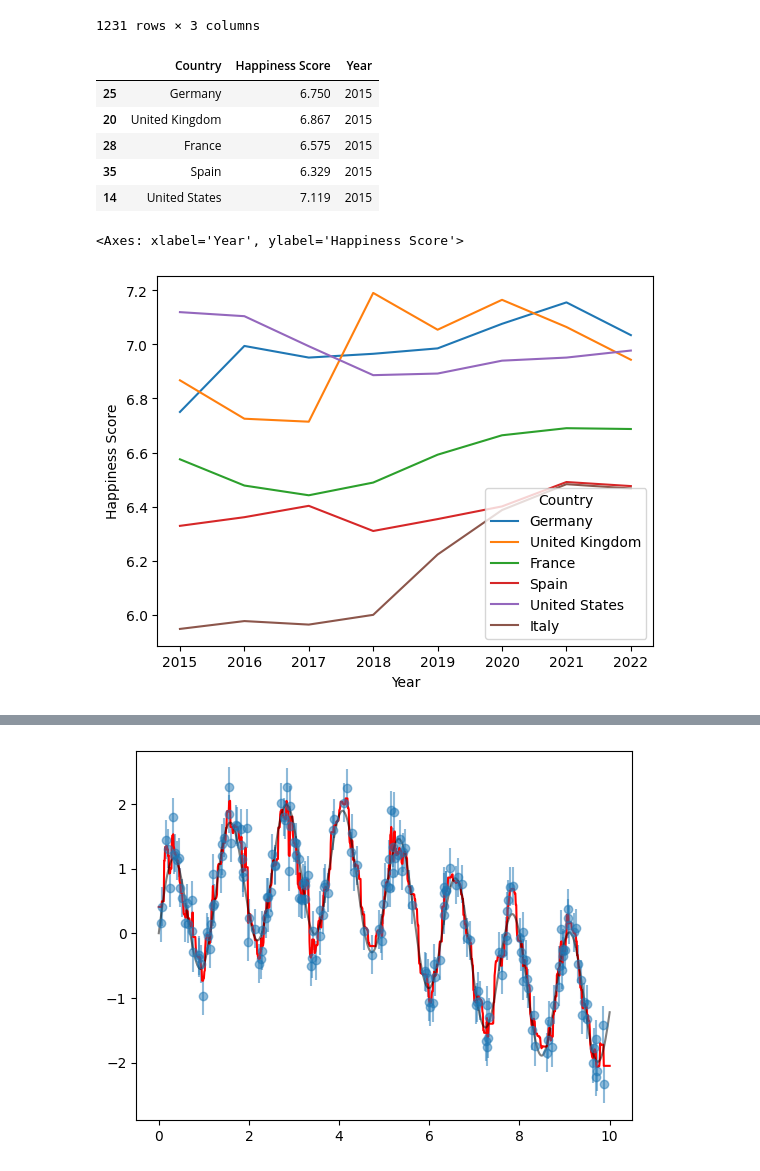
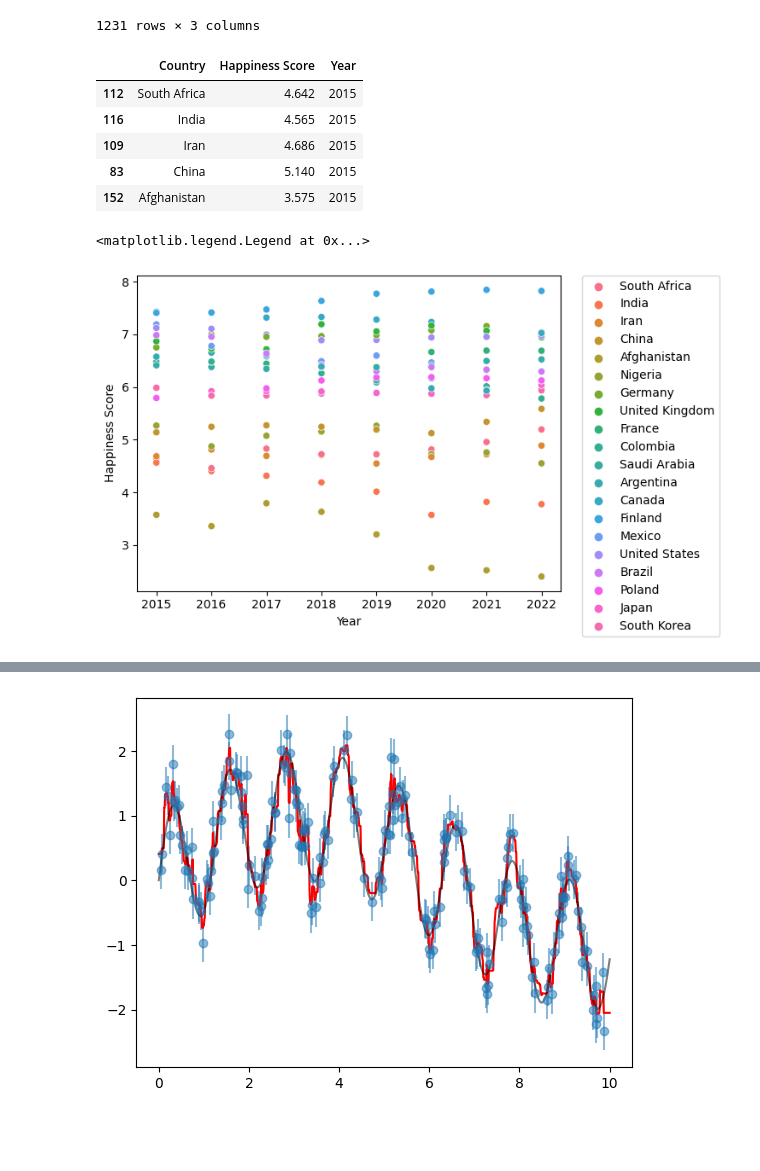
Before and after one commit to thirdcoffee/predicting-world-happiness, a Jupyter notebook: notebooks/predictor.ipynb, the cells around one changed output, grey strips where cells are left out. Cells and saved outputs as stored; diff of their text form; code cells hidden in the pictures; blank space fills up the shorter version.

Commit message:
Extend script - add final country set - edit plot - add first enrichment data

```diff
--- a/notebooks/predictor.ipynb
+++ b/notebooks/predictor.ipynb
@@ -13,0 +10,5 @@ import os
+# %%
+country_set = ['South Africa', 'Nigeria', 'India', 'China', 'Japan',
+               'South Korea', 'Germany', 'Poland', 'France', 'United Kingdom',
+               'Finland', 'Brazil', 'Argentina', 'Colombia', 'Saudi Arabia', 'Iran',
+               'Afghanistan', 'United States', 'Canada', 'Mexico']
@@ -68,23 +71,23 @@ happiness_df.drop(happiness_df.loc[happiness_df['Country'] == 'xx'].index, inpla
 happiness_df.sort_values(by=['Year'], inplace=True)
 
 # Filter to only include the countries we want to predict
-country_list = ['Germany', 'France', 'Italy', 'Spain', 'United Kingdom', 'United States']
-happiness_df = happiness_df[happiness_df['Country'].isin(country_list)]
+happiness_df = happiness_df[happiness_df['Country'].isin(country_set)]
 
 happiness_df.head()
 # %% [output]
 |  | Country | Happiness Score | Year |
-| 25 | Germany | 6.750 | 2015 |
-| 20 | United Kingdom | 6.867 | 2015 |
-| 28 | France | 6.575 | 2015 |
-| 35 | Spain | 6.329 | 2015 |
-| 14 | United States | 7.119 | 2015 |
+| 112 | South Africa | 4.642 | 2015 |
+| 116 | India | 4.565 | 2015 |
+| 109 | Iran | 4.686 | 2015 |
+| 83 | China | 5.140 | 2015 |
+| 152 | Afghanistan | 3.575 | 2015 |
 # %%
 # Plot data for each country
-sns.lineplot(data=happiness_df, x='Year', y='Happiness Score', hue='Country')
+hp_plt = sns.scatterplot(data=happiness_df, x='Year', y='Happiness Score', hue='Country')
+hp_plt.legend(bbox_to_anchor=(1.05, 1), loc='upper left', borderaxespad=0)
 # %% [output]
-<Axes: xlabel='Year', ylabel='Happiness Score'>
+<matplotlib.legend.Legend at 0x...>
-[figure, old version]
+[figure, new version]
 # %%
 #rng = np.random.RandomState(42) #Beispieldaten aus zwei Schwingungen
 #x = 10 * rng.rand(200)
```
Also changed, not shown: parts of 8 cells of this notebook, 2 other files.
